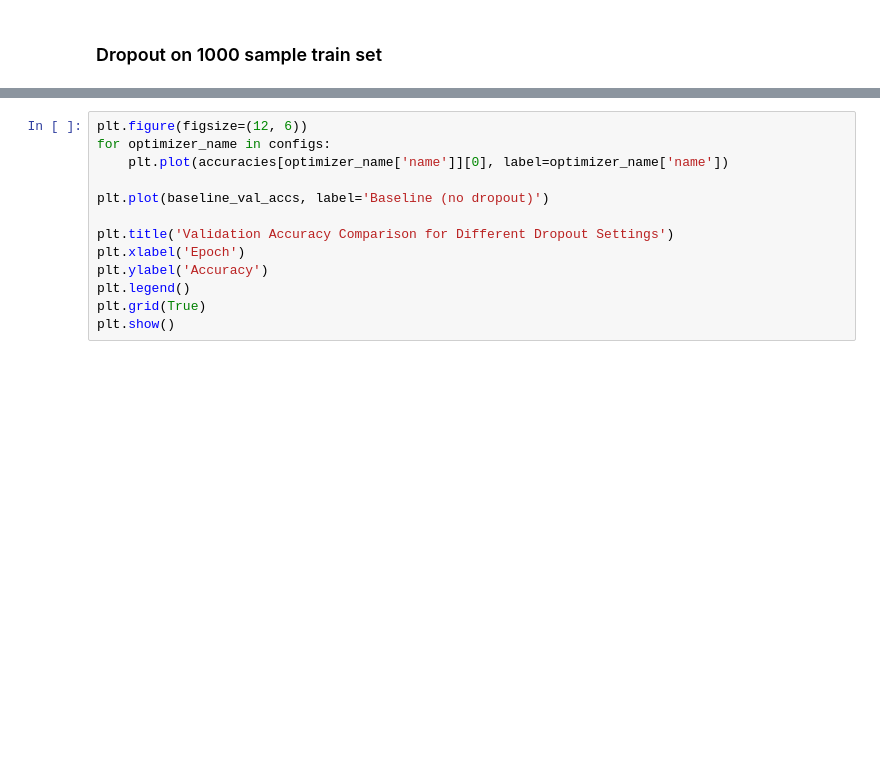
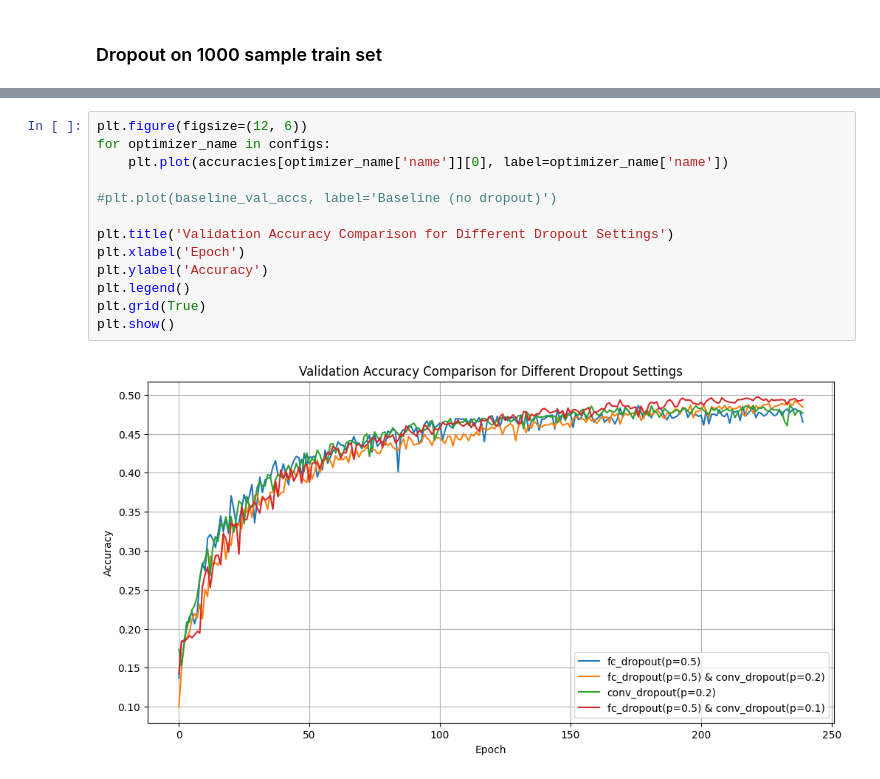
Before and after one commit to tomasbelak24/deeplearning-vision, a Jupyter notebook: hw1/dropout.ipynb, the cells around one changed output, grey strips where cells are left out. Drawn from its saved outputs; the diff is of its cells as text; blank space fills up the shorter version.

```diff
--- a/hw1/dropout.ipynb
+++ b/hw1/dropout.ipynb
@@ -536,16 +614,18 @@ plt.show()
 # %%
 plt.figure(figsize=(12, 6))
 for optimizer_name in configs:
     plt.plot(accuracies[optimizer_name['name']][0], label=optimizer_name['name'])
 
-plt.plot(baseline_val_accs, label='Baseline (no dropout)')
+#plt.plot(baseline_val_accs, label='Baseline (no dropout)')
 
 plt.title('Validation Accuracy Comparison for Different Dropout Settings')
 plt.xlabel('Epoch')
 plt.ylabel('Accuracy')
 plt.legend()
 plt.grid(True)
 plt.show()
+# %% [output]
+[figure, added]
 # %%
 import pandas as pd
 
```
Also changed, not shown: parts of 14 cells of this notebook.
